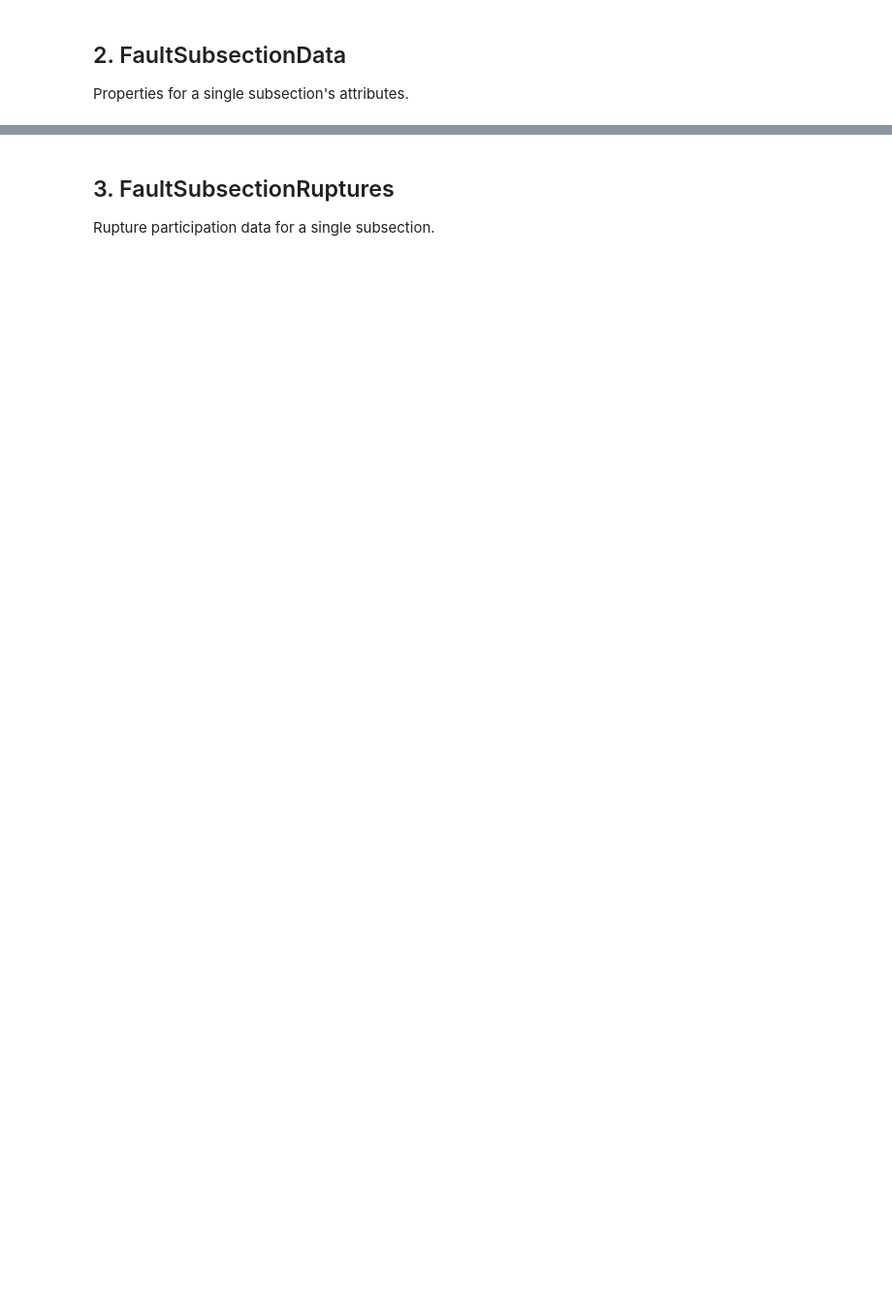
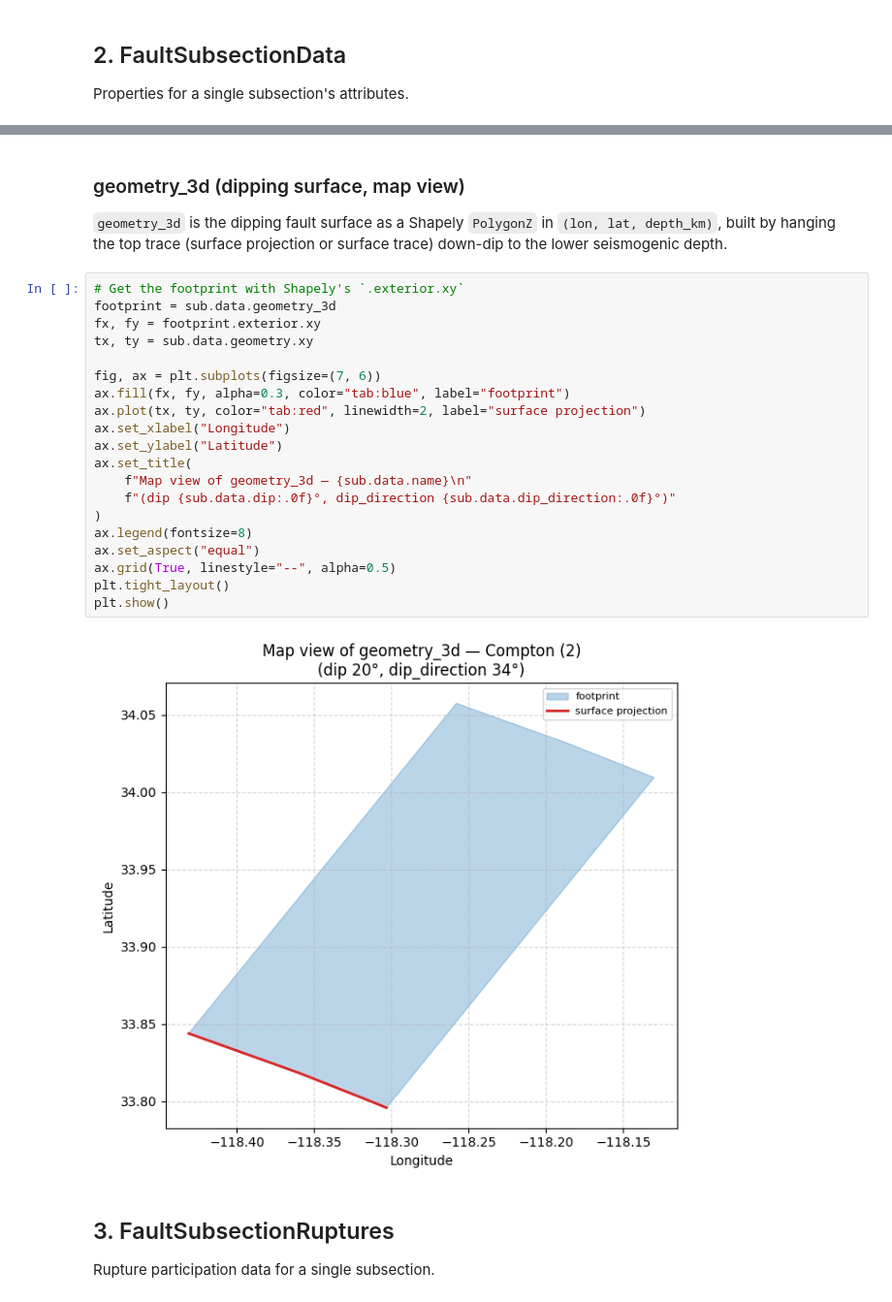
Before and after one commit to asarmy/parserf, a Jupyter notebook: examples/2-subsections.ipynb, the cells around one changed output, grey strips where cells are left out. Shown at 97% size. Drawn from its saved outputs; the diff is of its cells as text; blank space fills up the shorter version.

```diff
--- a/examples/2-subsections.ipynb
+++ b/examples/2-subsections.ipynb
@@ -72,4 +73,31 @@ Dip direction:      49.0
 Aseismicity:        0.1
+# %% [markdown]
+### geometry_3d (dipping surface, map view)
+
+`geometry_3d` is the dipping fault surface as a Shapely `PolygonZ` in `(lon, lat, depth_km)`,
+built by hanging the top trace (surface projection or surface trace) down-dip to the lower seismogenic depth.
+# %%
+# Get the footprint with Shapely's `.exterior.xy`
+footprint = sub.data.geometry_3d
+fx, fy = footprint.exterior.xy
+tx, ty = sub.data.geometry.xy
+
+fig, ax = plt.subplots(figsize=(7, 6))
+ax.fill(fx, fy, alpha=0.3, color="tab:blue", label="footprint")
+ax.plot(tx, ty, color="tab:red", linewidth=2, label="surface projection")
+ax.set_xlabel("Longitude")
+ax.set_ylabel("Latitude")
+ax.set_title(
+    f"Map view of geometry_3d — {sub.data.name}\n"
+    f"(dip {sub.data.dip:.0f}°, dip_direction {sub.data.dip_direction:.0f}°)"
+)
+ax.legend(fontsize=8)
+ax.set_aspect("equal")
+ax.grid(True, linestyle="--", alpha=0.5)
+plt.tight_layout()
+plt.show()
+# %% [output]
+[figure, added]
 # %% [markdown]
 ## 3. FaultSubsectionRuptures
 
```
Also changed, not shown: parts of 13 cells of this notebook, 38 other files.
